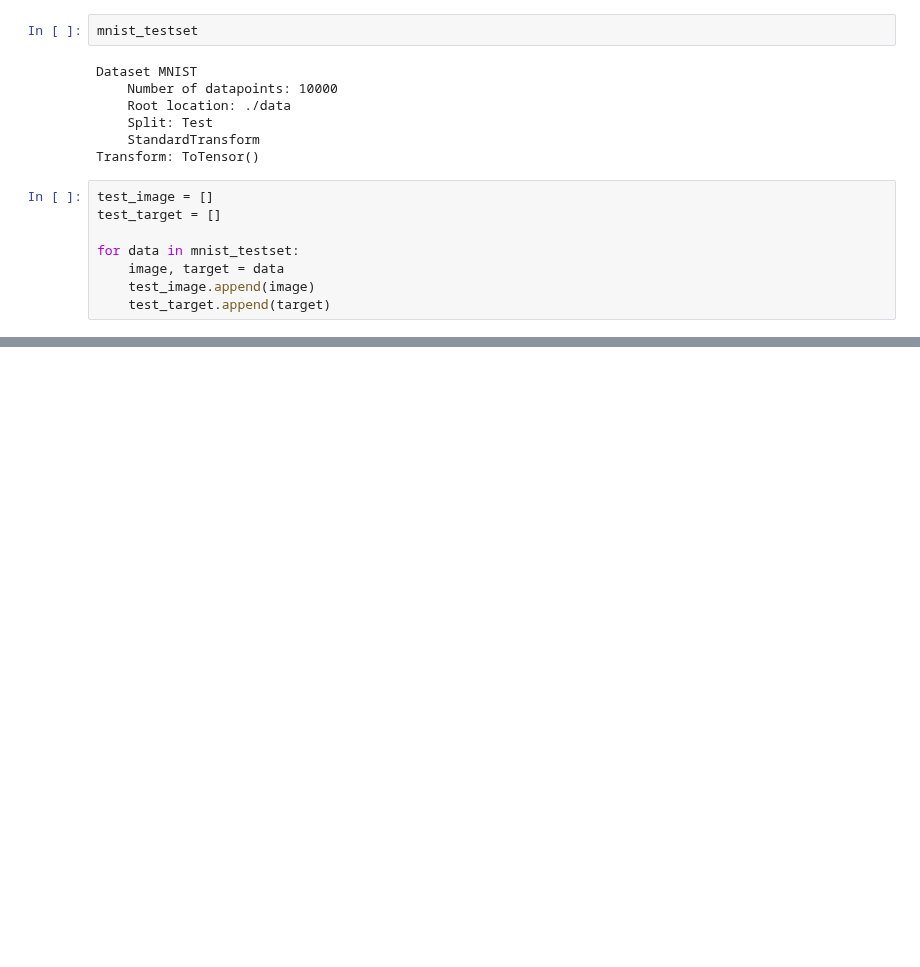
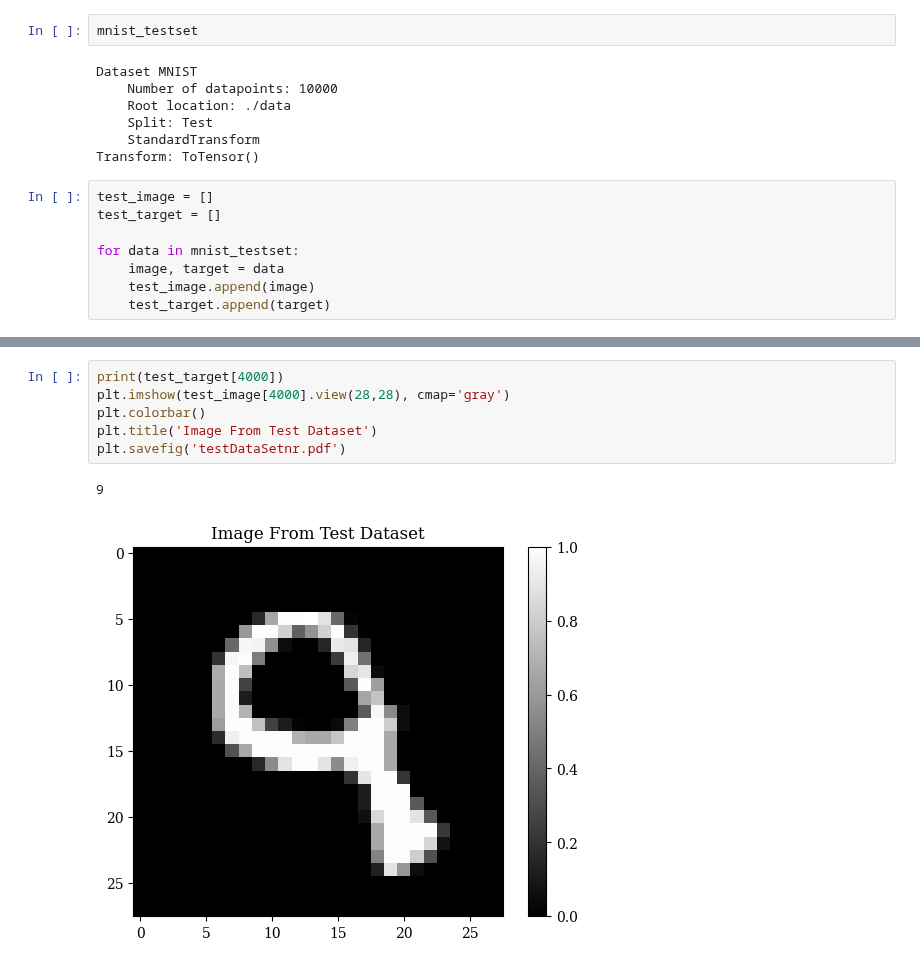
Before and after one commit to idalinnakallio/DAT565, a Jupyter notebook: Assignment 6/Assignment6.ipynb, the cells around one changed output, grey strips where cells are left out. Cells and saved outputs as stored; diff of their text form; blank space fills up the shorter version.

```diff
--- a/Assignment 6/Assignment6.ipynb
+++ b/Assignment 6/Assignment6.ipynb
@@ -67,0 +70,9 @@ NameError: name 'train_target_zero' is not defined
+# %%
+print(test_target[4000])
+plt.imshow(test_image[4000].view(28,28), cmap='gray')
+plt.colorbar()
+plt.title('Image From Test Dataset')
+plt.savefig('testDataSetnr.pdf')
+# %% [output]
+9
+[figure, added]
```
Also changed, not shown: parts of 2 cells of this notebook, 2 other files.
